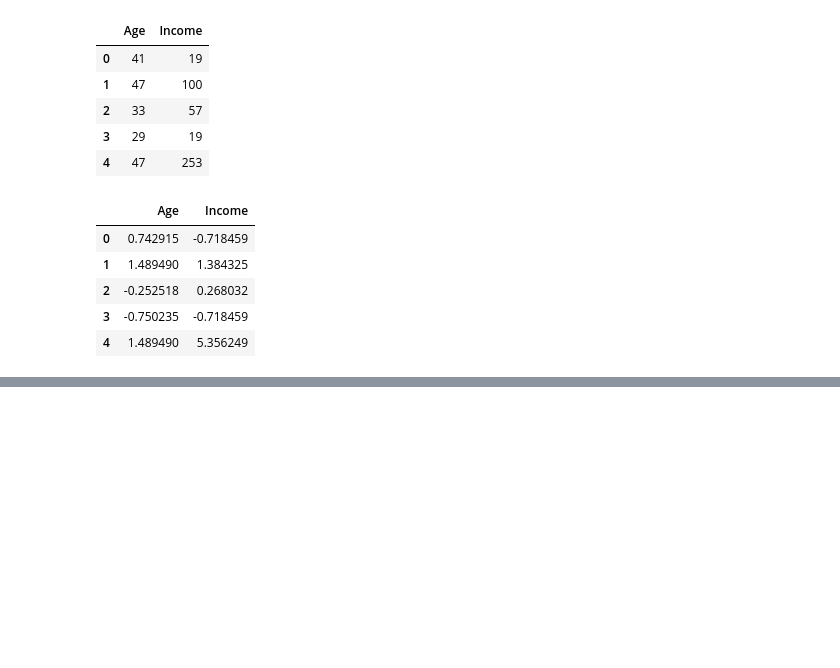
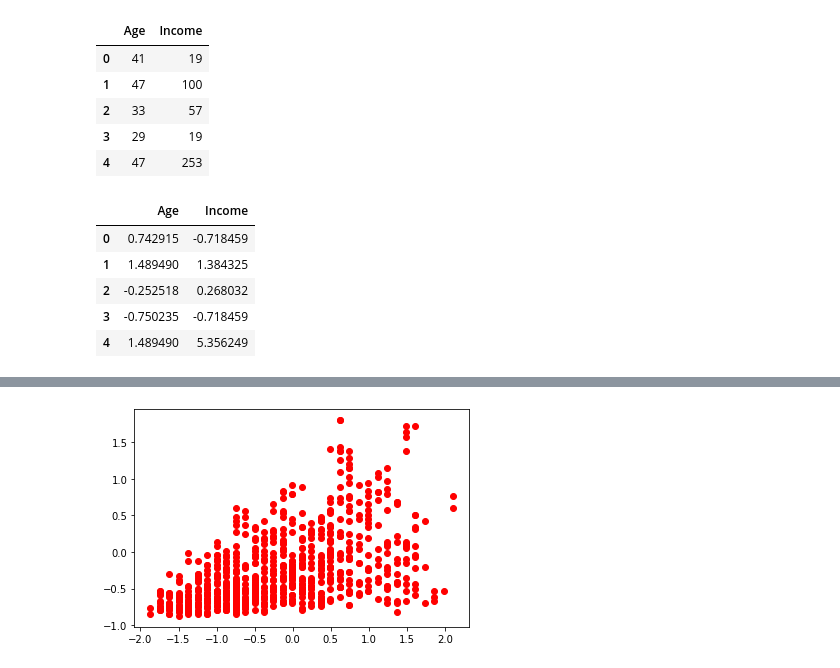
Before and after one commit to srikanthpragada/DS_03_AUG_2020, a Jupyter notebook: clustering/dbscan/customer_seg.ipynb, the cells around one changed output, grey strips where cells are left out. Saved outputs shown, nothing was run; the diff lists cells and outputs as text; code cells hidden in the pictures; blank space fills up the shorter version.

```diff
--- a/clustering/dbscan/customer_seg.ipynb
+++ b/clustering/dbscan/customer_seg.ipynb
@@ -92,0 +102,7 @@ len(dbscan.components_)
+# %%
+core_points = df.loc[dbscan.core_sample_indices_,:]
+# %%
+plt.scatter(core_points['Age'], core_points['Income'], c='red')
+plt.show()
+# %% [output]
+[figure, added]
```
Also changed, not shown: parts of 6 cells of this notebook.
